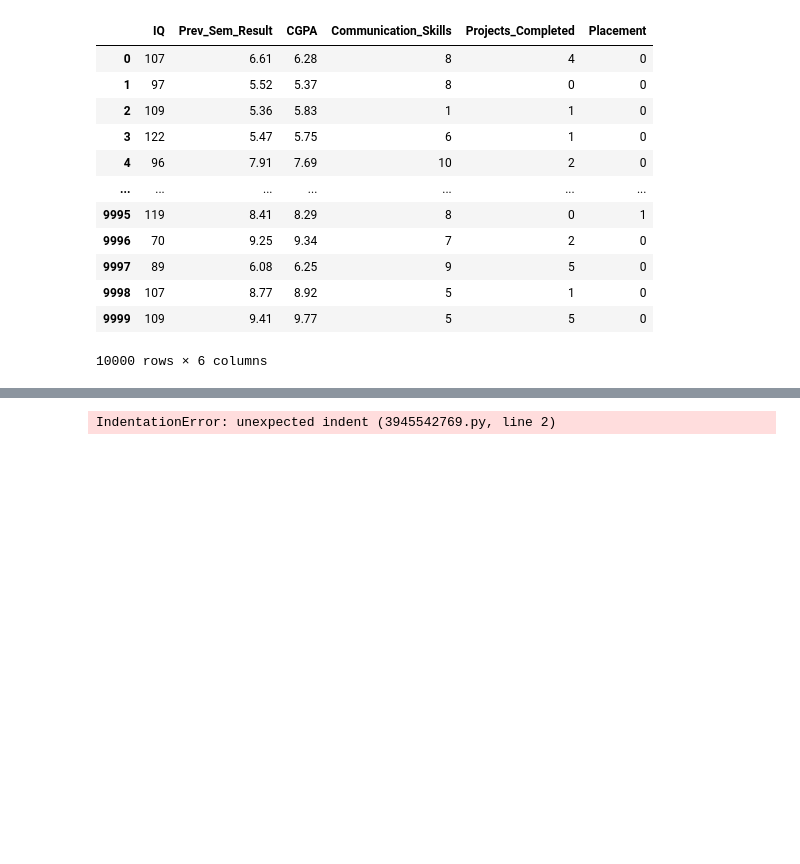
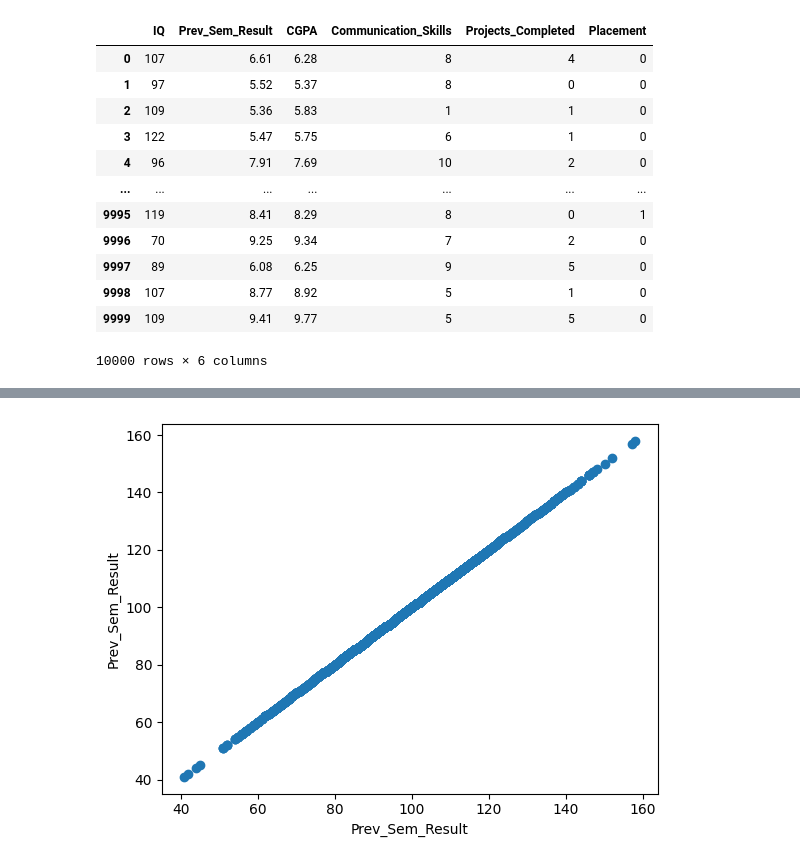
Before and after one commit to ingridb164/my-project-aiml, a Jupyter notebook: notebookcb4cbb2189.ipynb, the cells around one changed output, grey strips where cells are left out. Cells and saved outputs as stored; diff of their text form; code cells hidden in the pictures; blank space fills up the shorter version.

```diff
--- a/notebookcb4cbb2189.ipynb
+++ b/notebookcb4cbb2189.ipynb
@@ -116,8 +116,10 @@ sns.heatmap(feature_selected_data)
 # %%
-plt.scatter(feature_selected_data[feature_selected_data.columns[1]],)
-            feature_selected_data[feature_selected_data.columns[0]]
+plt.scatter(feature_selected_data[feature_selected_data.columns[0]], feature_selected_data[feature_selected_data.columns[0]])
+plt.xlabel(feature_selected_data.columns[1])
+plt.ylabel(feature_selected_data.columns[1])
+plt.show()
 # %% [output]
-IndentationError: unexpected indent (3945542769.py, line 2)
+[figure, added]
 # %%
 feature_selected_data.iloc[:,0:5].cov()
 np.linalg.det(feature_selected_data.iloc[:,0:5].cov())
```
Also changed, not shown: parts of 18 cells of this notebook.
